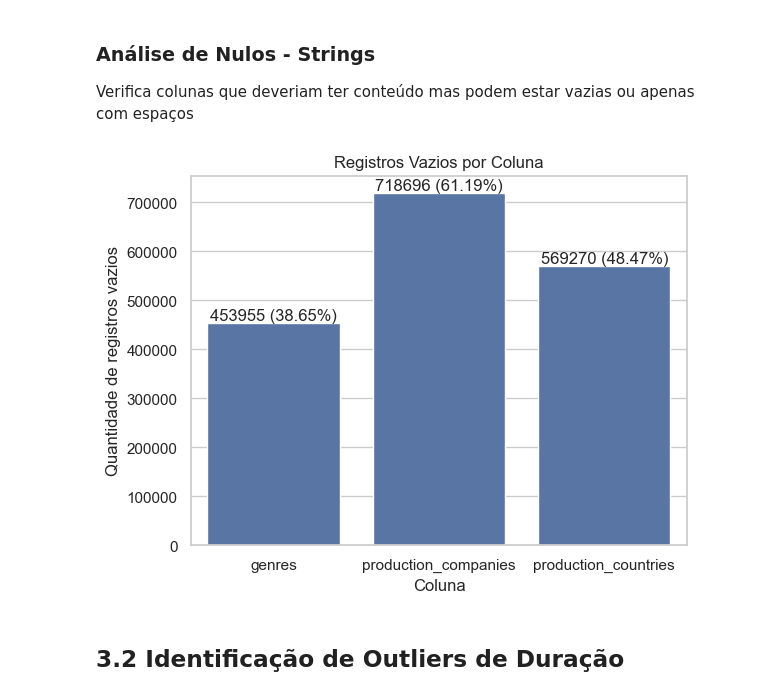
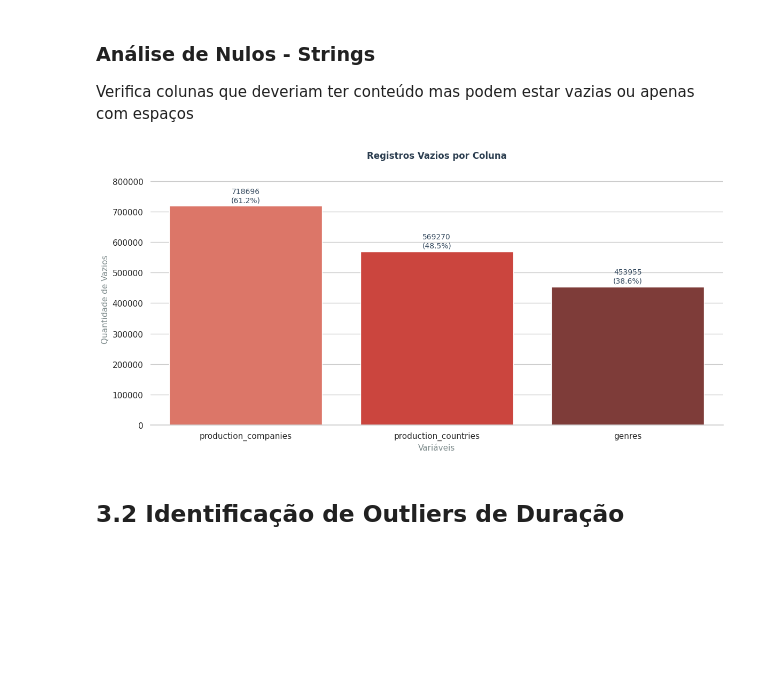
Before and after one commit to kauaneiras/Grupo-8-SBD2, a Jupyter notebook: Data Layer/silver/analytics.ipynb, the cells around one changed output. Cells and saved outputs as stored; diff of their text form; code cells hidden in the pictures; blank space fills up the shorter version.

```diff
--- a/Data Layer/silver/analytics.ipynb
+++ b/Data Layer/silver/analytics.ipynb
@@ -192,44 +219,61 @@ Verifica colunas que deveriam ter conteúdo mas podem estar vazias ou apenas com
 cols_list = ['genres', 'production_companies', 'production_countries']
 
 data = []
 total = len(df)
 
 for col in cols_list:
     if col in df.columns:
         vazios = (
             df[col].isna().sum()
             + (df[col].astype(str).str.strip() == "").sum()
         )
         pct = (vazios / total) * 100
         data.append({
             'coluna': col,
             'vazios': vazios,
             'percentual': pct
         })
 
 vazios_df = pd.DataFrame(data)
+vazios_df = vazios_df.sort_values('vazios', ascending=False)
 
 # Gráfico
-plt.figure()
-ax = sns.barplot(data=vazios_df, x='coluna', y='vazios')
+sns.set_theme(style="whitegrid")
+plt.figure(figsize=(12, 6))
 
-plt.title('Registros Vazios por Coluna')
-plt.xlabel('Coluna')
-plt.ylabel('Quantidade de registros vazios')
+ax = sns.barplot(
+    data=vazios_df,
+    x='coluna',
+    y='vazios',
+    hue='coluna',
+    palette='Reds_d',
+    legend=False,
+    linewidth=1
+)
 
-# Rótulos: quantidade + percentual
-for i, row in vazios_df.iterrows():
+plt.title('Registros Vazios por Coluna', fontsize=12, fontweight='bold', pad=20, loc='center', color='#2c3e50')
+plt.xlabel('Variáveis', fontsize=11, color='#7f8c8d')
+plt.ylabel('Quantidade de Vazios', fontsize=11, color='#7f8c8d')
+
+sns.despine(left=True, bottom=False)
+
+for i, row in enumerate(vazios_df.itertuples()):
     ax.text(
         i,
-        row['vazios'],
-        f"{row['vazios']} ({row['percentual']:.2f}%)",
+        row.vazios + (vazios_df['vazios'].max() * 0.01),
+        f"{row.vazios}\n({row.percentual:.1f}%)",
         ha='center',
-        va='bottom'
+        va='bottom',
+        fontsize=10,
+        color='#34495e'
     )
 
+plt.ylim(0, vazios_df['vazios'].max() * 1.15)
+plt.tight_layout()
+
 plt.show()
 # %% [output]
-[figure, old version]
+[figure, new version]
 # %% [markdown]
 ## 3.2 Identificação de Outliers de Duração
 # %% [markdown]
```
Also changed, not shown: parts of 29 cells of this notebook, 1 other file.
